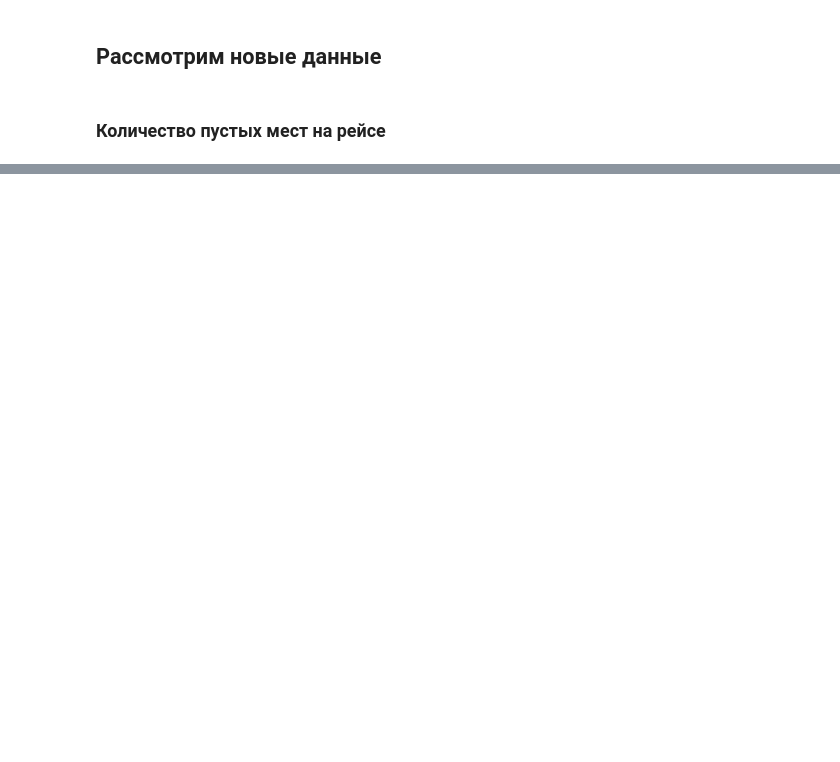
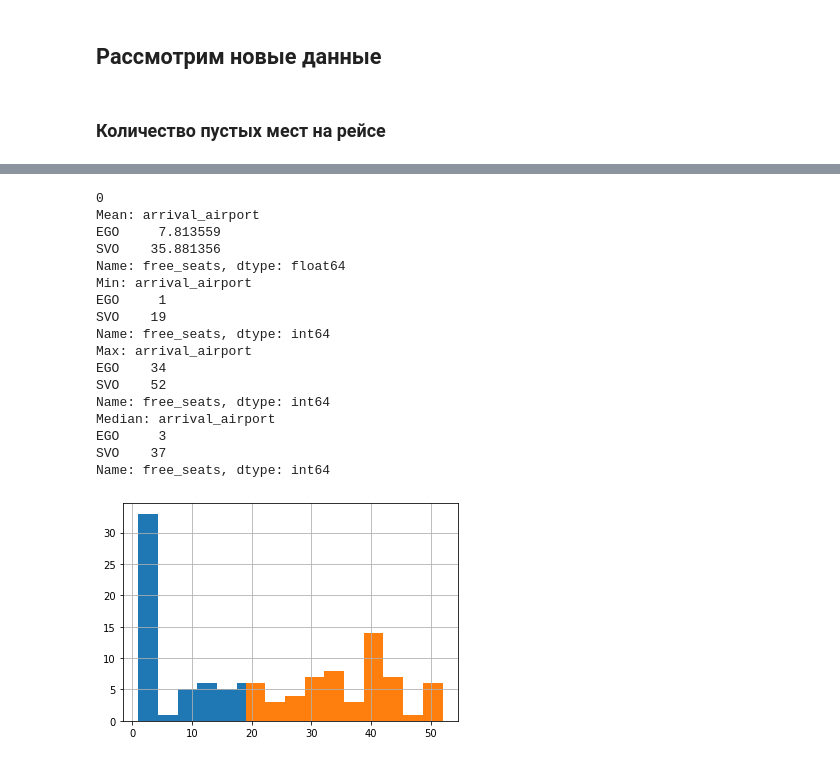
Before and after one commit to Fahrenheit-sp/SkillFactory, a Jupyter notebook: module_4/Module_4.ipynb, the cells around one changed output, grey strips where cells are left out. Cells and saved outputs as stored; diff of their text form; code cells hidden in the pictures; blank space fills up the shorter version.

```diff
--- a/module_4/Module_4.ipynb
+++ b/module_4/Module_4.ipynb
@@ -493,21 +196,0 @@ data.drop(['guardian'], inplace=True, axis=1)
-# %%
-# school_support
-display(data.school_support.value_counts())
-display_normalized_values_for(data.school_support)
-
-#видим что в большинстве случаев дополнительной поддержки нет. при этом небольшая часть данных (2.5%) пропущена
-# рассмотрим отсутсвующие данные
-
-display_absent_values_for(data.school_support)
-
-#  возможно, наличие поддержки связано с типом школы. проверим эту гипотезу
-data.groupby(by=['school_support'])['school'].hist()
-
-# видим что поддержка есть только в школе GP, однако в связи с малочисленностью
-# данных о наличии поддержки мы не можем однозначно сказать что все остальные данные можно
-# заменить на наличие поддержки. Поскольку в школе MS данных о поддержке нет
-# то в ней мы заменим отсутвующее значение на 'no'
-data.loc[(data['school'] == 'MS') & (data['school_support'].isna()), 'school_support'] = 'no'
-
-# заменим yes/no на 1/0 для учета этих данных в таблице корреляции
-replace_yes_no_with_integers_in(data.school_support)
@@ -560,14 +196,0 @@ replace_yes_no_with_integers_in(data.nursery)
-# %%
-# higher
-display(data.higher.value_counts())
-display_normalized_values_for(data.higher)
-
-# видим что 92% хотят получать высшее образование (что радует). отсутвует 2.5% данных, рассмотрим их
-display_absent_values_for(data.higher)
-
-# думаю, при таком подавляющем большинстве желающих получать высшее образование, можно заменить отсутсвующие
-# данные на большинство
-data.higher = data.higher.fillna('yes')
-
-# заменим yes/no на 1/0 для учета этих данных в таблице корреляции
-replace_yes_no_with_integers_in(data.higher)
@@ -774,0 +197,26 @@ data_model.head()
+# %%
+# убедимся что количество пустых мест на рейсе не имеет значений ниже 0
+print(len(data[data.free_seats<0]))
+
+## Выведем количество пустых мест на каждом из направлений
+seats_data = data.groupby(by=['arrival_airport'])['free_seats']
+display_group_data_for(seats_data)
+# %% [output]
+0
+Mean: arrival_airport
+EGO     7.813559
+SVO    35.881356
+Name: free_seats, dtype: float64
+Min: arrival_airport
+EGO     1
+SVO    19
+Name: free_seats, dtype: int64
+Max: arrival_airport
+EGO    34
+SVO    52
+Name: free_seats, dtype: int64
+Median: arrival_airport
+EGO     3
+SVO    37
+Name: free_seats, dtype: int64
+[figure, added]
```
Also changed, not shown: parts of 46 cells of this notebook.
